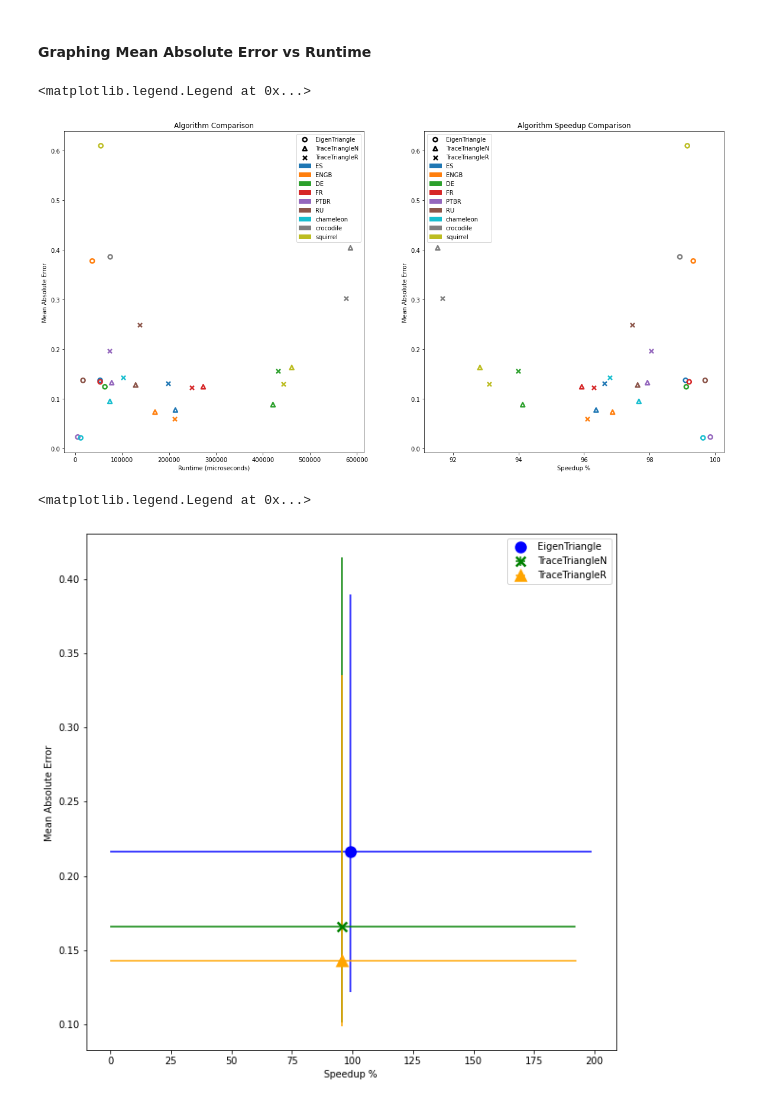
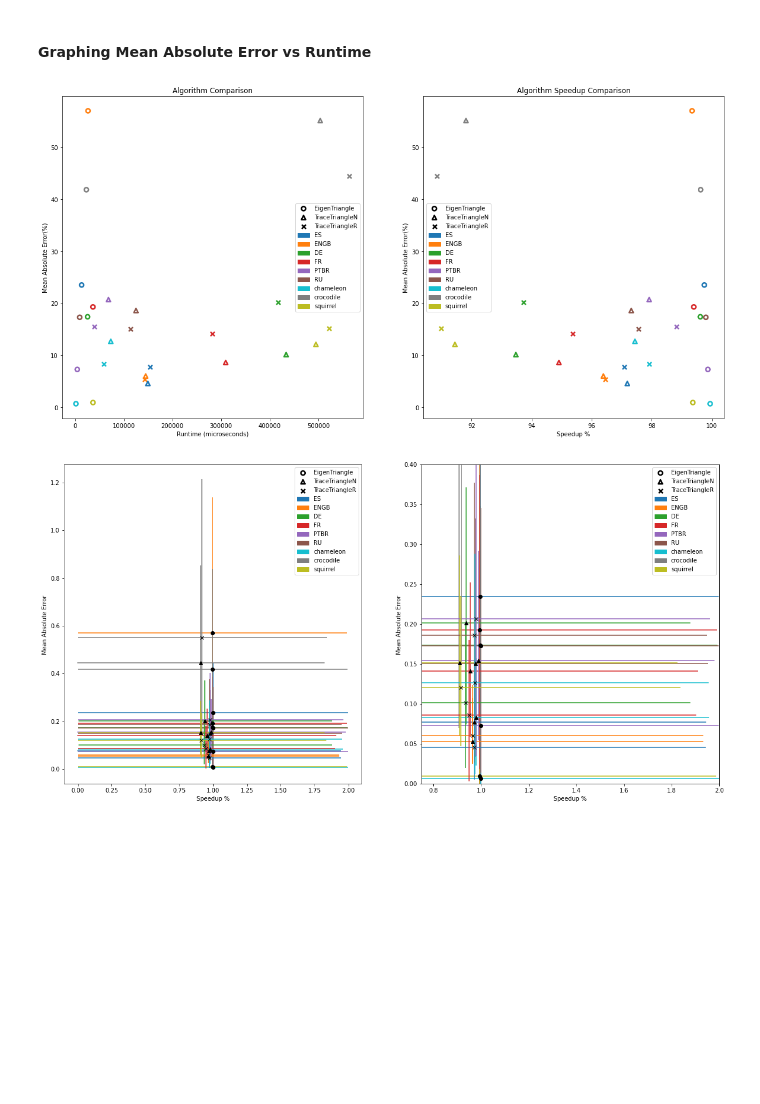
Before and after one commit to Alfriadox/mlo-proj-f2020, a Jupyter notebook: Graphing.ipynb, the cells around one changed output. Drawn from its saved outputs; the diff is of its cells as text; code cells hidden in the pictures; blank space fills up the shorter version.

Commit message:
Graphing

```diff
--- a/Graphing.ipynb
+++ b/Graphing.ipynb
@@ -32,25 +32,22 @@ df["ds_path"] = df["ds_path"].apply(lambda x: x.split("/")[-1].split("_")[1])
 remove_spectral_mask = df.alg_name != "SpectralCount"
 
 # Because SpectralCount calculates the EXACT number of triangles, it is the ground truth.
-correct = df[df.alg_name == "SpectralCount"].groupby(["ds_path"])[["runtime","result"]].mean()
-correct.reset_index(inplace=True)
+correct = df[df.alg_name == "SpectralCount"].groupby(["ds_path"])[["runtime","result"]].mean().reset_index()
 
+# Calculate the PCT Speedup and the runtime for each one.
 abs_errors = []
 pct_speedups=[]
 for i, r in df.iterrows():
     correct_for_ds = correct[correct["ds_path"] == r["ds_path"]]
     correct_result = correct_for_ds["result"].values[0]
     correct_runtime = correct_for_ds["runtime"].values[0]
-    abs_errors.append(np.abs(correct_result- r["result"])/correct_result)
+    abs_errors.append(100*np.abs(correct_result- r["result"])/correct_result)
     pct_speedups.append(100*np.abs(correct_runtime-r["runtime"])/correct_runtime)
 
-df["abs_error"] = output
+df["abs_error"] = abs_errors
 df["pct_speedup"]=pct_speedups
 # Groupby the alg_name and the ds name. Then select only runtime and result and get the mean for them.
-grouped_alg = df.groupby(["alg_name", "ds_path"])[["runtime", "result","abs_error","pct_speedup"]].mean()
-
-# Reset the index so alg_name and ds_path become their own columns.
-grouped_alg.reset_index(inplace=True)
+grouped_alg = df.groupby(["alg_name", "ds_path"])[["runtime", "result","abs_error","pct_speedup"]].mean().reset_index()
 # %% [markdown]
 #### Graphing Runtime vs Data Setremove_spectral_mask
 # %%
@@ -130,6 +127,7 @@ def makeLegendHandlers(ax_index):
         ]
 ax_one_legend= makeLegendHandlers(0)
 ax_two_legend= makeLegendHandlers(1)
+
 # Create the labels
 legend_labels = [
     "EigenTriangle",
@@ -143,49 +141,51 @@ for ds_path, color in colors.items():
     legend_labels.append(ds_path)
 
 # Set the axis labels, and save the image.
-ax[0].set_ylabel("Mean Absolute Error")
+ax[0].set_ylabel("Mean Absolute Error(%)")
 ax[0].set_xlabel("Runtime (microseconds)")
 ax[0].set_title("Algorithm Comparison")
 ax[0].legend(ax_one_legend,legend_labels)
-ax[1].set_ylabel("Mean Absolute Error")
+
+# Set the labels
+ax[1].set_ylabel("Mean Absolute Error(%)")
 ax[1].set_xlabel("Speedup %")
 ax[1].set_title("Algorithm Speedup Comparison")
 ax[1].legend(ax_two_legend,legend_labels)
-# fig.savefig("accvsrun.png")
+
+# Save the figure
+fig.savefig(os.path.join(GRAPH_OUT_PATH, "accvsrun.png"),facecolor="white")
 # %% [output]
-<matplotlib.legend.Legend at 0x...>
-[figure, old version]
+[figure, new version]
 # %%
 # Groupby the alg_name and the ds name. Then select only runtime and result
 # var_results  = df.groupby(["alg_name", "ds_path"])[["runtime_mircosecs", "result"]]
 
 # Reset the index so alg_name and ds_path become their own columns.
-# var_results =
-fig, ax = plt.subplots(2,1,figsize=(20,10))
-# ds_val
-for i,r in df[df.alg_name!="SpectralCount"].groupby(["alg_name"])[["abs_error","pct_speedup"]]:
-    errors = r["abs_error"]
-    runtimes = r["pct_speedup"]
-    marker = "o" if i == "EigenTriangle" else "^"
-    color = 'b' if i == "EigenTriangle" else "orange"
-    edgecolors=color
-    if i == "TraceTriangleN":
-        marker = "x"
-        color = "green"
-        facecolor = color
+var_results = df[df.alg_name!="SpectralCount"].groupby(["alg_name","ds_path"])[["abs_error","pct_speedup"]]
+fig, ax = plt.subplots(1,2,figsize=(20,10))
+x_val = 0
+def getBoxError(data):
+    return np.array([[np.percentile(data,40)],[np.percentile(data,60)]])
 
+for alg_name,alg_df in var_results:
+    errors = alg_df["abs_error"]
+    pct_speedups = alg_df["pct_speedup"]
+    e_color = colors[alg_name[1]]
+    marker = "o" if alg_name[0]=="EigenTriangle" else ("x" if alg_name[0]=="TraceTriangleR" else "^")
+    ax[0].errorbar(np.mean(pct_speedups),np.mean(errors),fmt="ok",yerr=getBoxError(errors),xerr=getBoxError(pct_speedups),ecolor=e_color,marker=marker)
 
-    assymetric_runtime = np.array([[np.percentile(runtimes,25)],[np.percentile(runtimes,75)]])
-    assymetric_error = np.array([[np.percentile(errors,25)],[np.percentile(errors,75)]])
-    ax[0].errorbar( np.mean(runtimes),np.mean(errors),xerr=assymetric_runtime,yerr=assymetric_error,fmt='.k',
-                markerfacecolor=color,markeredgecolor=color,ecolor=color, marker=marker,markeredgewidth=2.5, markersize=10,label=i)
+    ax[1].errorbar(np.mean(pct_speedups),np.mean(errors),fmt="ok",yerr=getBoxError(errors),xerr=getBoxError(pct_speedups),ecolor=e_color,marker=marker)
+ax[0].set_xlabel("Speedup %")
+ax[0].set_ylabel("Mean Absolute Error ")
+ax[0].legend(ax_one_legend,legend_labels)
 ax[1].set_xlabel("Speedup %")
 ax[1].set_ylabel("Mean Absolute Error ")
-ax[1].legend()
+ax[1].legend(ax_one_legend,legend_labels)
+ax[1].set_xlim([.75,2.0])
+ax[1].set_ylim([0,.4])
 # var_results["results"] =
-# fig.savefig("varbars.png")
+fig.savefig(os.path.join(GRAPH_OUT_PATH, "varbars.png"),facecolor="white")
 # %% [output]
-<matplotlib.legend.Legend at 0x...>
-[figure, old version]
+[figure, new version]
 # %%
 # %% [output]
```
Also changed, not shown: parts of 4 cells of this notebook, 4 other files.
